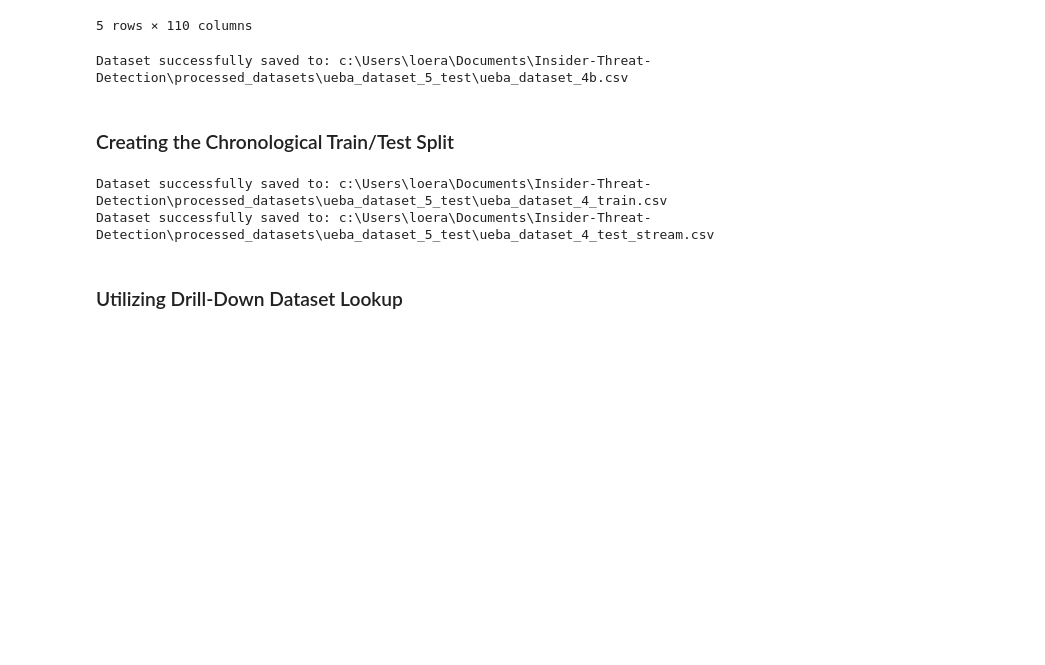
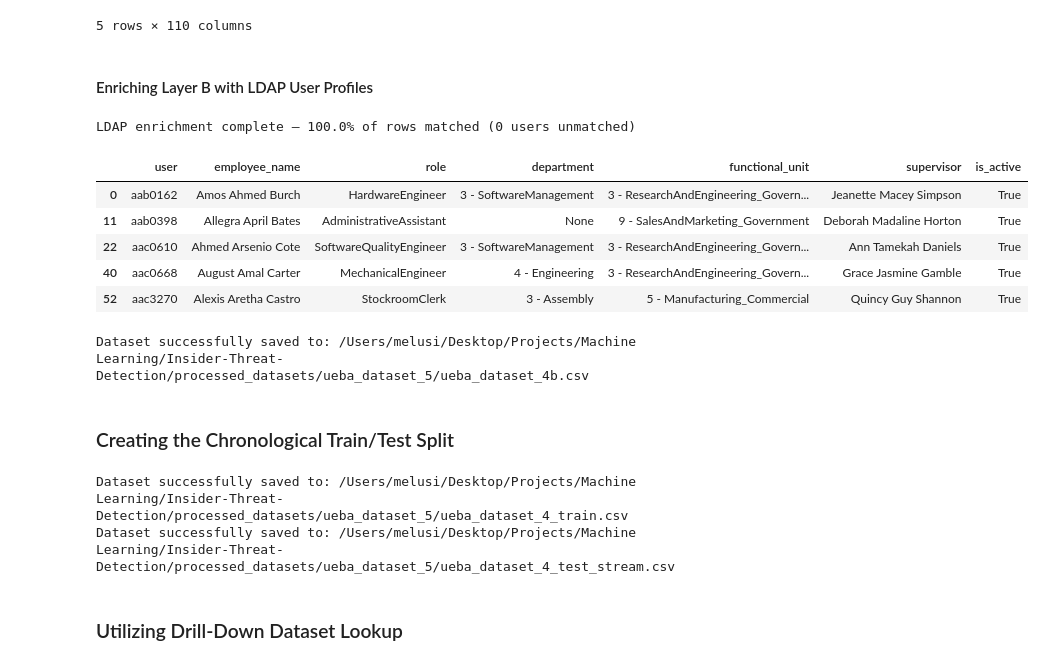
Before and after one commit to Aaron-Loera/Insider-Threat-Detection, a Jupyter notebook: CERT_Preprocessing.ipynb, the cells around one changed output. Drawn from its saved outputs; the diff is of its cells as text; code cells hidden in the pictures; blank space fills up the shorter version.

```diff
--- a/CERT_Preprocessing.ipynb
+++ b/CERT_Preprocessing.ipynb
@@ -16,4 +16,9 @@ layer_a_dataset, nunique_frames = build_layer_a(
     work_hours=WORK_HOURS,
     return_nunique_frames=True
 )
+
+ldap_raw = load_ldap_profiles(LDAP_PATH, users=set(layer_a_dataset["user"]))
+user_profiles = build_user_profiles(ldap_raw)
+latest_snapshot = ldap_raw["_snapshot"].max()
+print(f"User profiles built — {len(user_profiles)} users, {user_profiles['is_active'].sum()} active in latest snapshot ({latest_snapshot.strftime("%Y-%m")})")
 # %% [output]
@@ -80,6 +96,26 @@ layer_b_dataset.head()
 | 3 | aab0162 | 2010-01-07 | 1 | 1 | 1 | 0 | 0 | ... |
 | 4 | aab0162 | 2010-01-08 | 1 | 1 | 1 | 0 | 0 | ... |
 5 rows × 110 columns
+# %% [markdown]
+#### Enriching Layer B with LDAP User Profiles
+# %%
+layer_b_dataset = layer_b_dataset.merge(user_profiles, on="user", how="left")
+
+layer_b_dataset["department"] = layer_b_dataset["department"].fillna("UNKNOWN")
+
+_coverage = layer_b_dataset["employee_name"].notna().mean()
+_unmatched = layer_b_dataset.loc[layer_b_dataset["employee_name"].isna(), "user"].nunique()
+print(f"LDAP enrichment complete — {_coverage:.1%} of rows matched ({_unmatched} users unmatched)")
+
+layer_b_dataset[["user", "employee_name", "role", "department", "functional_unit", "supervisor", "is_active"]].drop_duplicates("user").head()
+# %% [output]
+LDAP enrichment complete — 100.0% of rows matched (0 users unmatched)
+|  | user | employee_name | role | department | functional_unit | supervisor | is_active |
+| 0 | aab0162 | Amos Ahmed Burch | HardwareEngineer | 3 - SoftwareManagement | 3 - ResearchAndEngineering_Govern... | Jeanette Macey Simpson | True |
+| 11 | aab0398 | Allegra April Bates | AdministrativeAssistant | None | 9 - SalesAndMarketing_Government | Deborah Madaline Horton | True |
+| 22 | aac0610 | Ahmed Arsenio Cote | SoftwareQualityEngineer | 3 - SoftwareManagement | 3 - ResearchAndEngineering_Govern... | Ann Tamekah Daniels | True |
+| 40 | aac0668 | August Amal Carter | MechanicalEngineer | 4 - Engineering | 3 - ResearchAndEngineering_Govern... | Grace Jasmine Gamble | True |
+| 52 | aac3270 | Alexis Aretha Castro | StockroomClerk | 3 - Assembly | 5 - Manufacturing_Commercial | Quincy Guy Shannon | True |
 # %%
 layer_b_path = save_dataset(
     dataset=layer_b_dataset,
@@ -87,7 +123,7 @@ layer_b_path = save_dataset(
     output_dir=DEFAULT_OUTPUT_DIR
 )
 # %% [output]
-Dataset successfully saved to: c:\Users\loera\Documents\Insider-Threat-Detection\processed_datasets\ueba_dataset_5_test\ueba_dataset_4b.csv
+Dataset successfully saved to: /Users/melusi/Desktop/Projects/Machine Learning/Insider-Threat-Detection/processed_datasets/ueba_dataset_5/ueba_dataset_4b.csv
 # %% [markdown]
 ### Creating the Chronological Train/Test Split
 # %%
@@ -98,8 +134,8 @@ train_df, test_df = chronological_split(df=layer_b_dataset, split_ratio=0.9)
 train_path = save_dataset(train_df, "ueba_dataset_4_train.csv", DEFAULT_OUTPUT_DIR)
 test_path = save_dataset(test_df, "ueba_dataset_4_test_stream.csv", DEFAULT_OUTPUT_DIR)
 # %% [output]
-Dataset successfully saved to: c:\Users\loera\Documents\Insider-Threat-Detection\processed_datasets\ueba_dataset_5_test\ueba_dataset_4_train.csv
-Dataset successfully saved to: c:\Users\loera\Documents\Insider-Threat-Detection\processed_datasets\ueba_dataset_5_test\ueba_dataset_4_test_stream.csv
+Dataset successfully saved to: /Users/melusi/Desktop/Projects/Machine Learning/Insider-Threat-Detection/processed_datasets/ueba_dataset_5/ueba_dataset_4_train.csv
+Dataset successfully saved to: /Users/melusi/Desktop/Projects/Machine Learning/Insider-Threat-Detection/processed_datasets/ueba_dataset_5/ueba_dataset_4_test_stream.csv
 # %% [markdown]
 ###  Utilizing Drill-Down Dataset Lookup
 # %%
```
Also changed, not shown: parts of 6 cells of this notebook, 3 other files.
